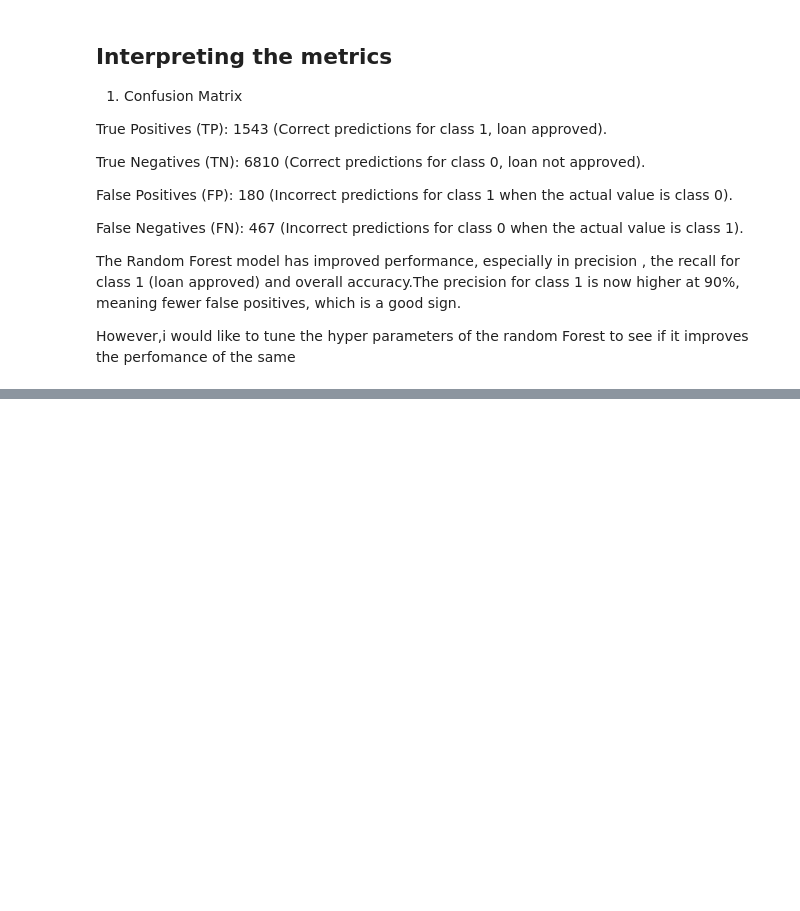
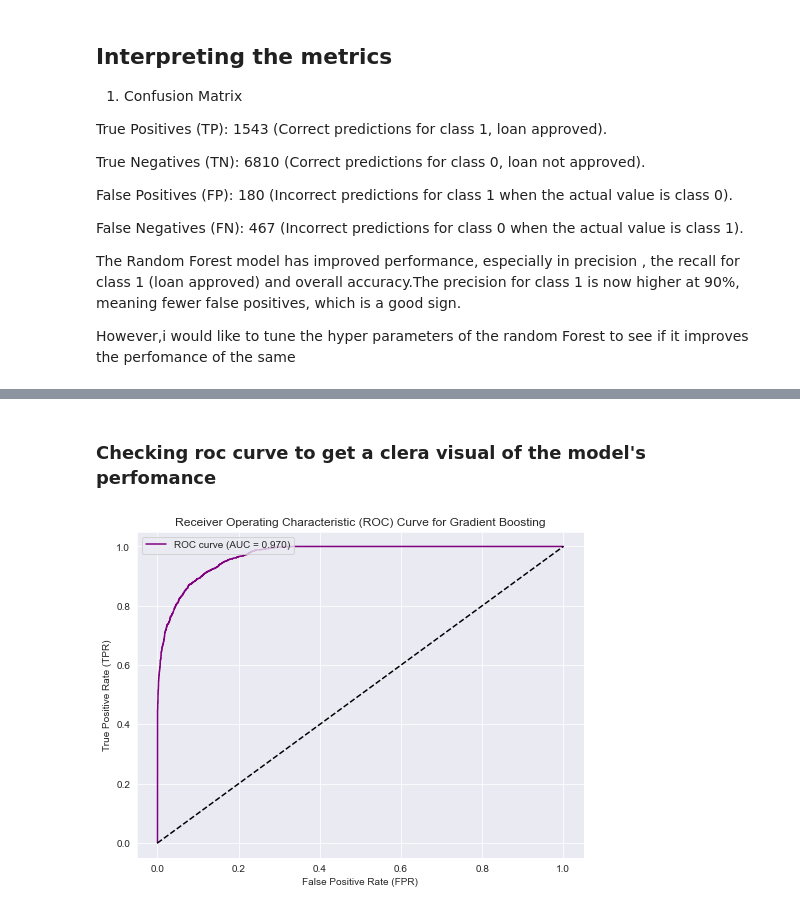
Before and after one commit to Liliankaburo/Loan-approval-project, a Jupyter notebook: Classification .ipynb, the cells around one changed output, grey strips where cells are left out. Saved outputs shown, nothing was run; the diff lists cells and outputs as text; code cells hidden in the pictures; blank space fills up the shorter version.

```diff
--- a/Classification .ipynb
+++ b/Classification .ipynb
@@ -732,0 +786,20 @@ print("Classification Report:\n", classification_report(y_test, y_pred_best_rf))
+# %%
+# Initialize the GradientBoostingClassifier
+gb = GradientBoostingClassifier(random_state=42)
+
+# Fit the model on training data
+gb.fit(X_train, y_train)
+
+# Predict on the test data
+y_pred_gb = gb.predict(X_test)
+
+# Evaluate the model
+accuracy = accuracy_score(y_test, y_pred_gb)
+conf_matrix = confusion_matrix(y_test, y_pred_gb)
+class_report = classification_report(y_test, y_pred_gb)
+
+print(f"Gradient Boosting Accuracy: {accuracy}")
+print("Confusion Matrix:")
+print(conf_matrix)
+print("Classification Report:")
+print(class_report)
@@ -732,0 +820,21 @@ print("Classification Report:\n", classification_report(y_test, y_pred_best_rf))
+# %% [markdown]
+### Checking roc curve to get a clera visual of the model's perfomance
+# %%
+# Get predicted probabilities for class 1 (loan approved) from Gradient Boosting model
+y_prob_gb = gb.predict_proba(X_test)[:, 1]  # Probabilities for class 1
+
+# Calculate the ROC curve
+fpr, tpr, thresholds = roc_curve(y_test, y_prob_gb)
+roc_auc = auc(fpr, tpr)
+
+# Plot the ROC curve
+plt.figure(figsize=(8, 6))
+plt.plot(fpr, tpr, color='purple', label=f'ROC curve (AUC = {roc_auc:.3f})')
+plt.plot([0, 1], [0, 1], color='black', linestyle='--')
+plt.xlabel('False Positive Rate (FPR)')
+plt.ylabel('True Positive Rate (TPR)')
+plt.title('Receiver Operating Characteristic (ROC) Curve for Gradient Boosting')
+plt.legend(loc="upper left")
+plt.show()
+# %% [output]
+[figure, added]
```
Also changed, not shown: parts of 20 cells of this notebook.
